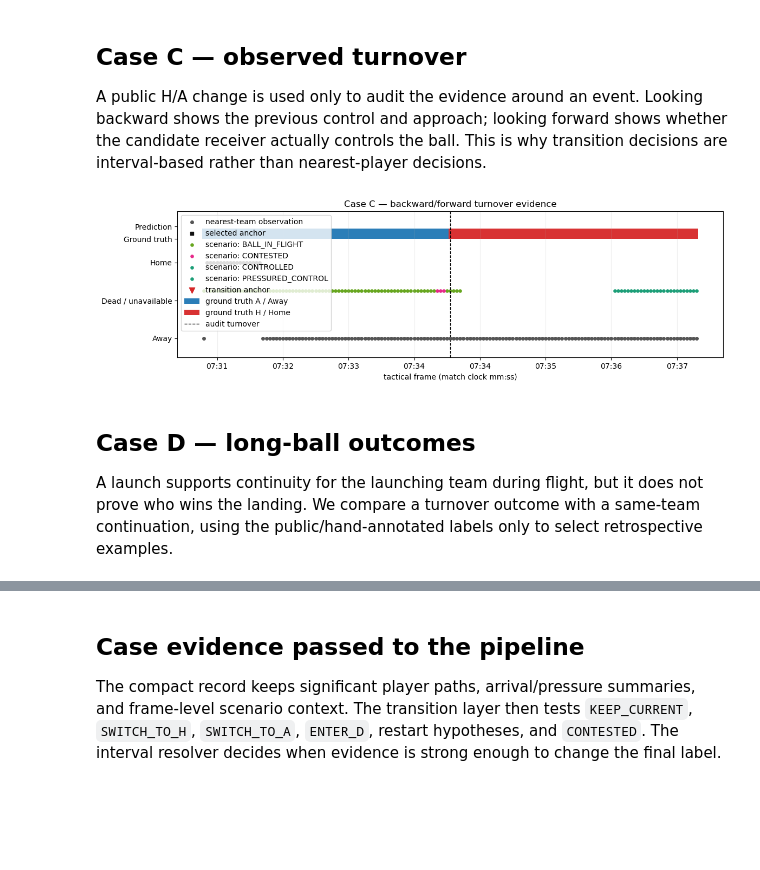
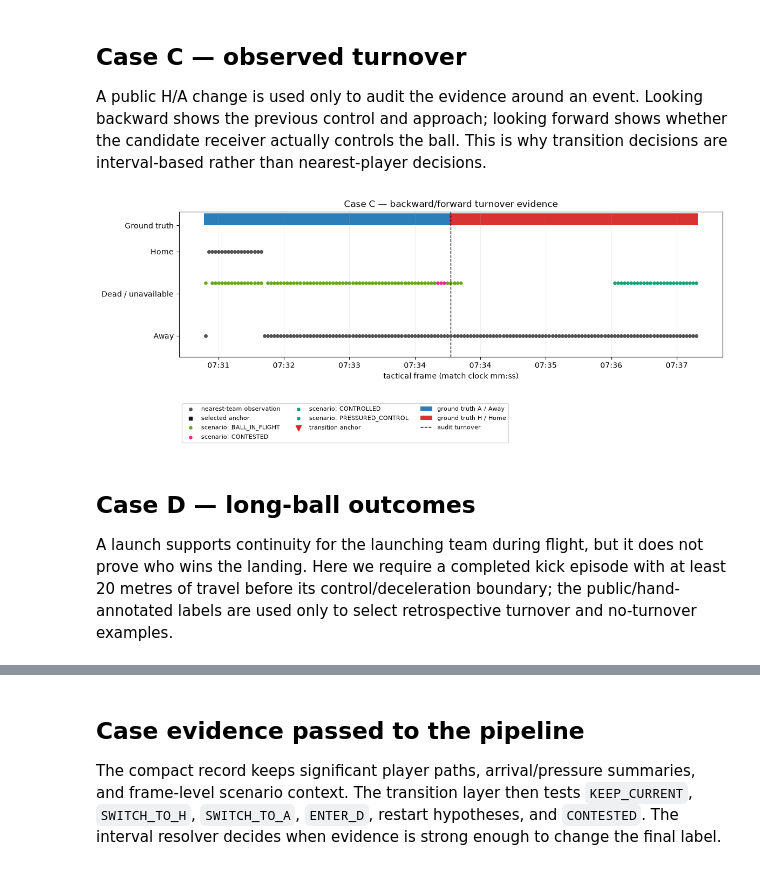
Before and after one commit to lukeaquilla11/Barcelona-hackathon, a Jupyter notebook: notebooks/03_scenario_engineering.ipynb, the cells around one changed output, grey strips where cells are left out. Saved outputs shown, nothing was run; the diff lists cells and outputs as text; code cells hidden in the pictures; blank space fills up the shorter version.

```diff
--- a/notebooks/03_scenario_engineering.ipynb
+++ b/notebooks/03_scenario_engineering.ipynb
@@ -101,23 +101,23 @@ A public H/A change is used only to audit the evidence around an event. Looking
 # %%
 gt_known = gt_by_frame.dropna() if gt_by_frame is not None else pd.Series(dtype=object)
 gt_h_a = gt_known[gt_known.isin(['H', 'A'])]
 gt_switches = gt_h_a.index[(gt_h_a != gt_h_a.shift()) & gt_h_a.shift().isin(['H', 'A'])]
 if len(gt_switches) == 0:
     print('No public H/A turnover available.')
 else:
     frame = int(gt_switches[0])
     left = max(int(features['frame'].min()), frame - 75)
     right = min(int(features['frame'].max()), frame + 75)
     fig, ax = plot_timeline_window(features, left, right, ground_truth=gt_by_frame)
     ax.axvline(frame, color='black', linestyle='--', linewidth=1, label='audit turnover')
     ax.set_title('Case C — backward/forward turnover evidence')
-    ax.legend(loc='upper left')
+    ax.legend(loc='upper left', bbox_to_anchor=(0, -0.30), ncol=3, fontsize=8)
     plt.show()
 # %% [output]
-[figure, old version]
+[figure, new version]
 # %% [markdown]
 ## Case D — long-ball outcomes
 
-A launch supports continuity for the launching team during flight, but it does not prove who wins the landing. We compare a turnover outcome with a same-team continuation, using the public/hand-annotated labels only to select retrospective examples.
+A launch supports continuity for the launching team during flight, but it does not prove who wins the landing. Here we require a completed kick episode with at least 20 metres of travel before its control/deceleration boundary; the public/hand-annotated labels are used only to select retrospective turnover and no-turnover examples.
 # %%
 audit_gt = insight_gt_by_frame.dropna() if insight_gt_by_frame is not None else pd.Series(dtype=object)
```
Also changed, not shown: parts of 4 cells of this notebook, 6 other files.
